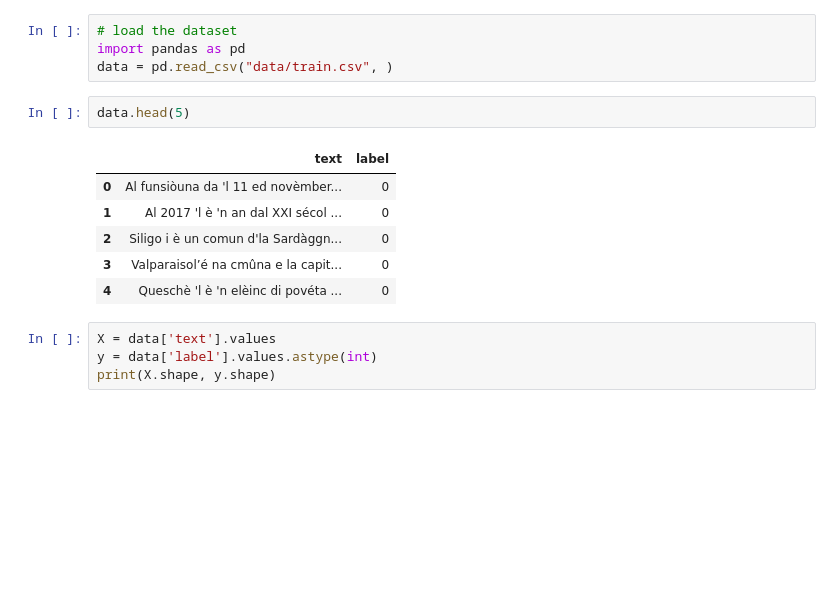
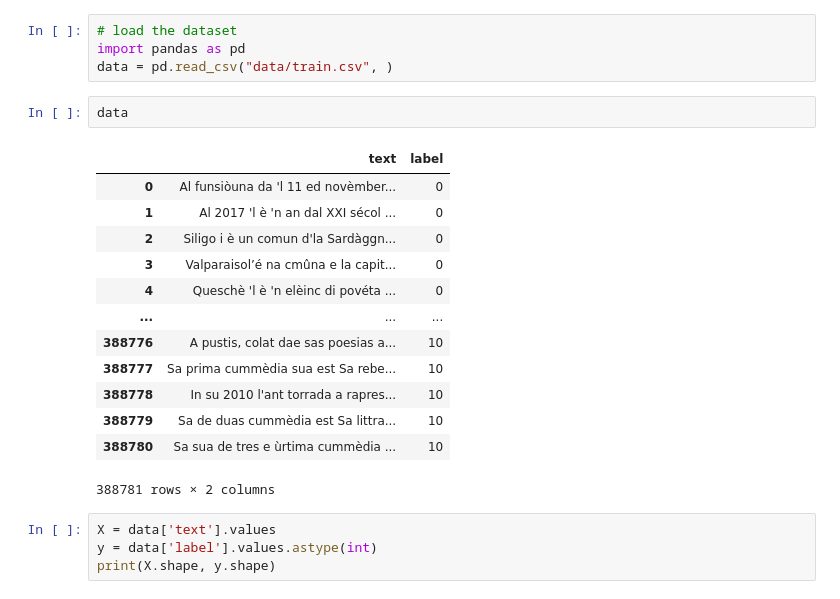
Before and after one commit to eduardoberford/spanish-dialects-identification, a Jupyter notebook: baseline.ipynb, the cells around one changed output. Cells and saved outputs as stored; diff of their text form; blank space fills up the shorter version.

Commit message:
Data exploration update

```diff
--- a/baseline.ipynb
+++ b/baseline.ipynb
@@ -6,14 +6,21 @@ Baseline solution for VarDial 2022 shared task on Italian Dialect Classification
 import pandas as pd
 data = pd.read_csv("data/train.csv", )
 # %%
-data.head(5)
+data
 # %% [output]
 |  | text | label |
 | 0 | Al funsiòuna da 'l 11 ed novèmber... | 0 |
 | 1 | Al 2017 'l è 'n an dal XXI sécol ... | 0 |
 | 2 | Siligo i è un comun d'la Sardàggn... | 0 |
 | 3 | Valparaisol’é na cmûna e la capit... | 0 |
 | 4 | Queschè 'l è 'n elèinc di povéta ... | 0 |
+| ... | ... | ... |
+| 388776 | A pustis, colat dae sas poesias a... | 10 |
+| 388777 | Sa prima cummèdia sua est Sa rebe... | 10 |
+| 388778 | In su 2010 l'ant torrada a rapres... | 10 |
+| 388779 | Sa de duas cummèdia est Sa littra... | 10 |
+| 388780 | Sa sua de tres e ùrtima cummèdia ... | 10 |
+388781 rows × 2 columns
 # %%
 X = data['text'].values
 y = data['label'].values.astype(int)
```
Also changed, not shown: parts of 2 cells of this notebook, 2 other files.
